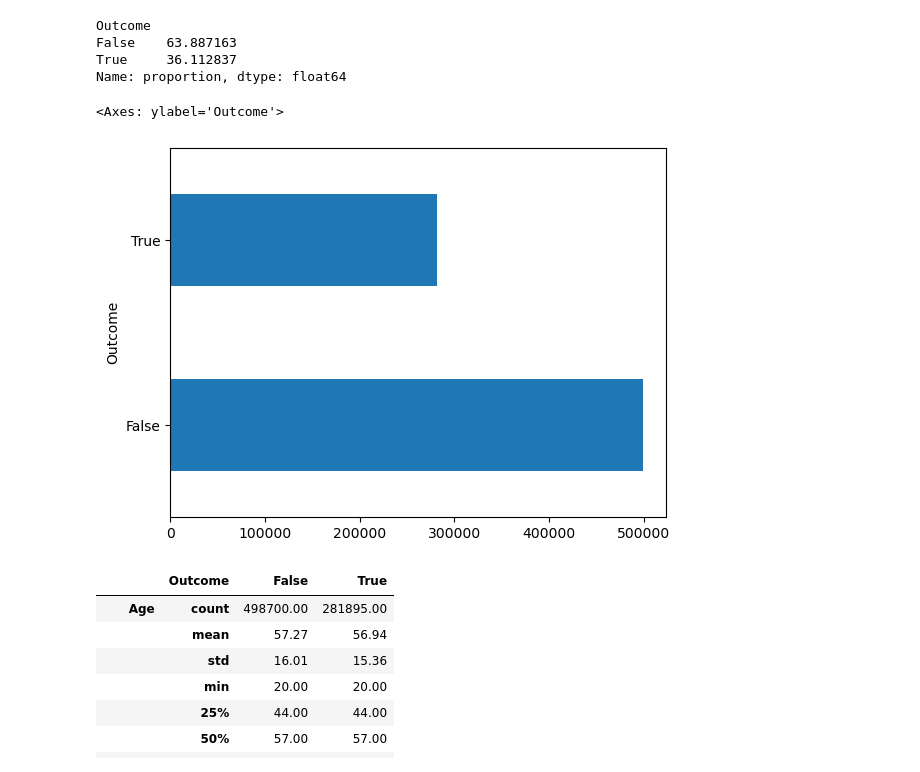
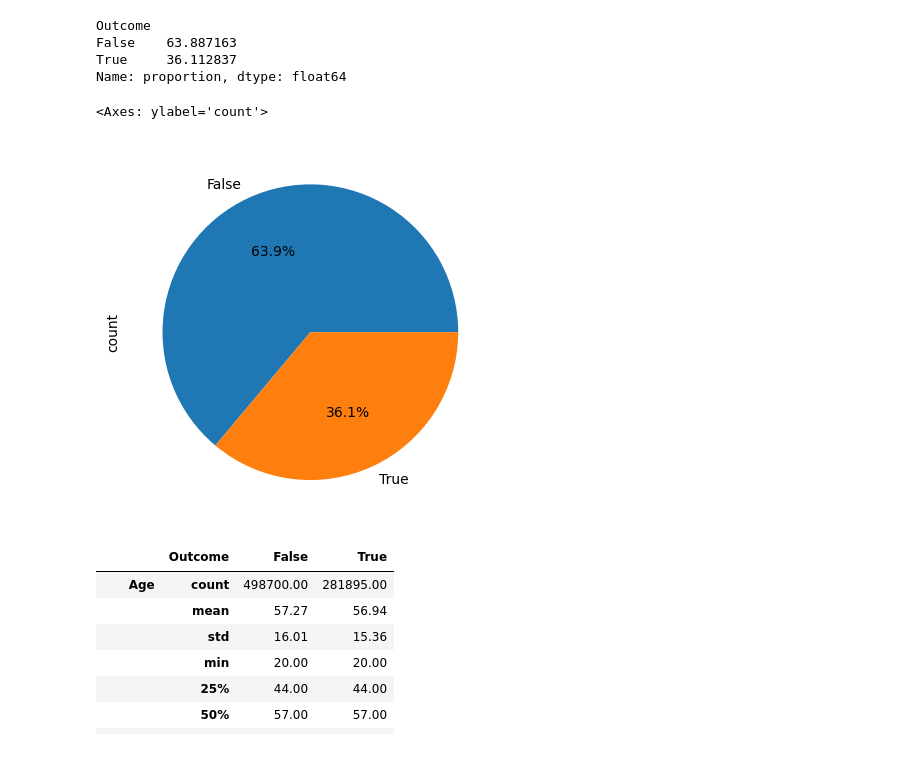
Before and after one commit to miriamsonaglia/Heart-Attack-Prediction-Model, a Jupyter notebook: DataIntensive.ipynb, the cells around one changed output. Cells and saved outputs as stored; diff of their text form; code cells hidden in the pictures.

```diff
--- a/DataIntensive.ipynb
+++ b/DataIntensive.ipynb
@@ -521,10 +521,10 @@ False    63.887163
 True     36.112837
 Name: proportion, dtype: float64
 # %%
-dataset['Outcome'].value_counts().plot.barh()
+dataset['Outcome'].value_counts().plot.pie(autopct="%.1f%%")
 # %% [output]
-<Axes: ylabel='Outcome'>
+<Axes: ylabel='count'>
-[figure, old version]
+[figure, new version]
 # %%
 dataset.groupby('Outcome').describe().transpose().round(2)
 # %% [output]
```
Also changed, not shown: parts of 19 cells of this notebook.
